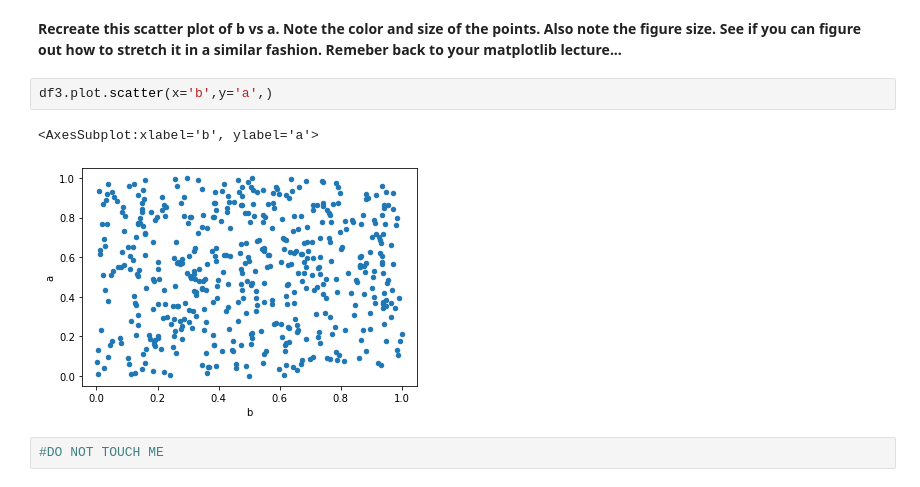
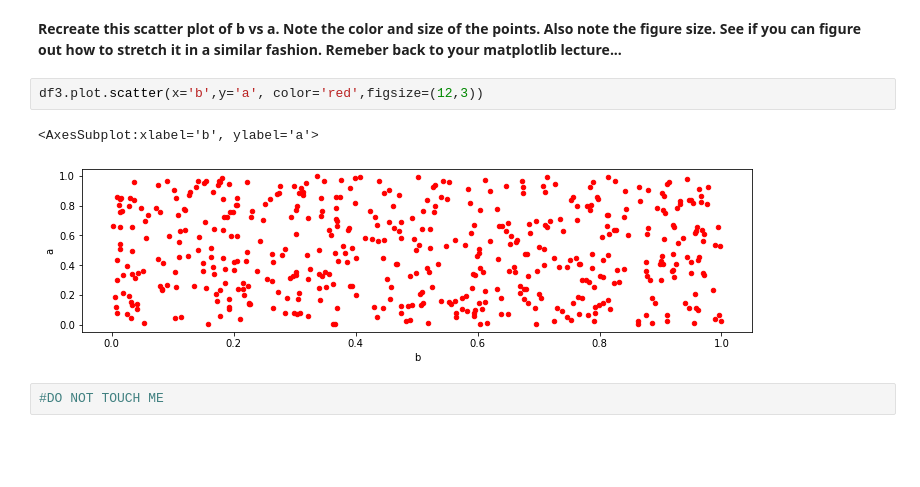
Before and after one commit to Gawasinspire/StriveSchool, a Jupyter notebook: d10/d10_Matplotlib/02_Pandas_Data_Visualization_Exercise .ipynb, the cells around one changed output. Cells and saved outputs as stored; diff of their text form; blank space fills up the shorter version.

Commit message:
update checkpoint pandas visual exercises

```diff
--- a/d10/d10_Matplotlib/02_Pandas_Data_Visualization_Exercise .ipynb
+++ b/d10/d10_Matplotlib/02_Pandas_Data_Visualization_Exercise .ipynb
@@ -38,10 +38,10 @@ df3.head()
 # %% [markdown]
 **Recreate this scatter plot of b vs a. Note the color and size of the points. Also note the figure size. See if you can figure out how to stretch it in a similar fashion. Remeber back to your matplotlib lecture...**
 # %%
-df3.plot.scatter(x='b',y='a',)
+df3.plot.scatter(x='b',y='a', color='red',figsize=(12,3))
 # %% [output]
 <AxesSubplot:xlabel='b', ylabel='a'>
-[figure, old version]
+[figure, new version]
 # %%
 #DO NOT TOUCH ME
 # %% [output]
```
Also changed, not shown: parts of 7 cells of this notebook.
